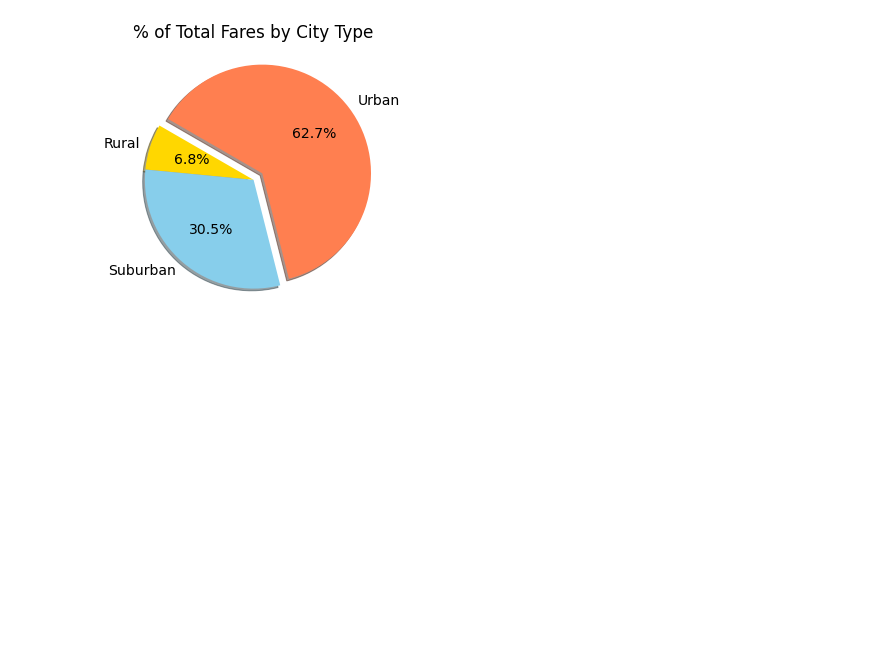
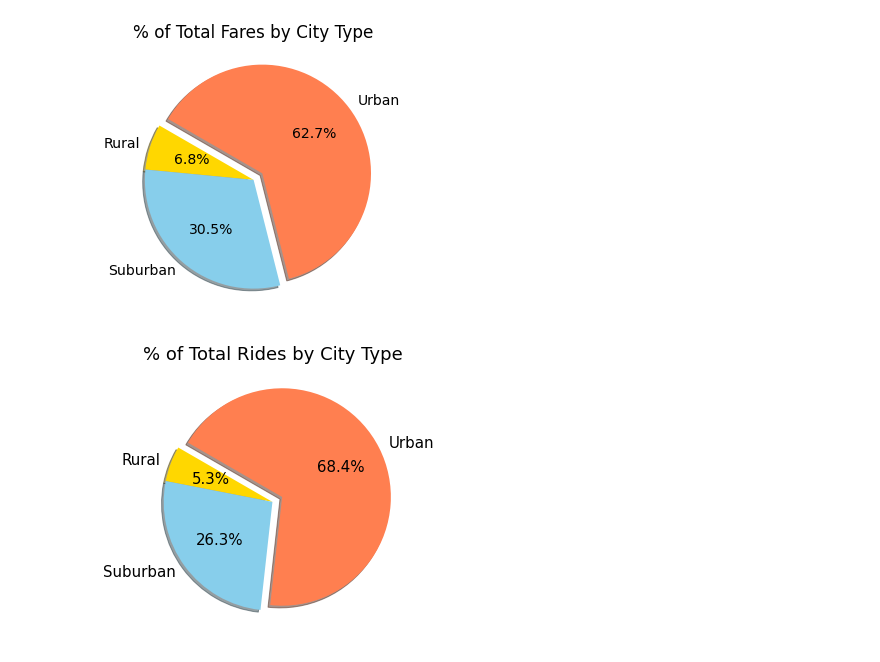
Before and after one commit to asliwinski23/PyBer_Analysis, a Jupyter notebook: PyBer_Analysis.ipynb, the cells around one changed output. Drawn from its saved outputs; the diff is of its cells as text; code cells hidden in the pictures; blank space fills up the shorter version.

Commit message:
through 5.6.3, added ride count pie chart

```diff
--- a/PyBer_Analysis.ipynb
+++ b/PyBer_Analysis.ipynb
@@ -338,3 +326,22 @@ plt.savefig("Fig5.png")
 plt.show()
 # %% [output]
 [figure]
+# %%
+# Get the sum of the fares for each city type.
+sum_rides_by_type = pyber_data_df.groupby(["type"]).count()["ride_id"]
+
+# Get the sum of all the fares.
+total_rides = pyber_data_df["ride_id"].count()
+
+# get the percentage of total fares that each city contributed to
+ride_pct = sum_rides_by_type / total_rides * 100
+# %%
+plt.subplots(figsize=(5, 5))
+plt.pie(ride_pct, labels = ["Rural","Suburban","Urban"], colors = ["gold","skyblue","coral"], autopct='%.1f%%',
+       shadow = True, startangle = 150,  explode=[0, 0, 0.1])
+plt.title("% of Total Rides by City Type")
+mpl.rcParams['font.size'] = 15
+plt.savefig("Fig6.png")
+plt.show()
+# %% [output]
+[figure, added]
```
Also changed, not shown: parts of 1 cell of this notebook, 2 other files.
